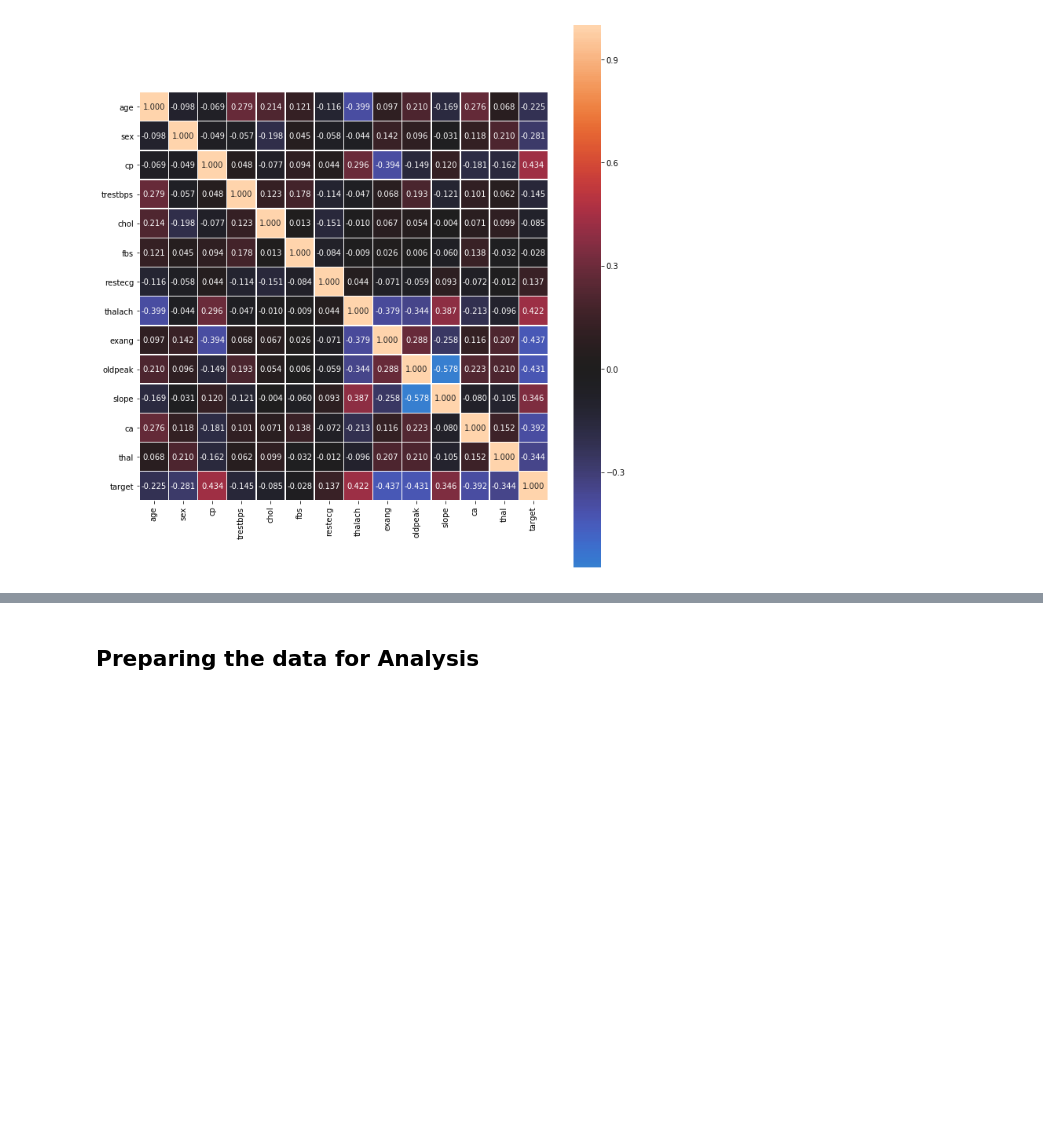
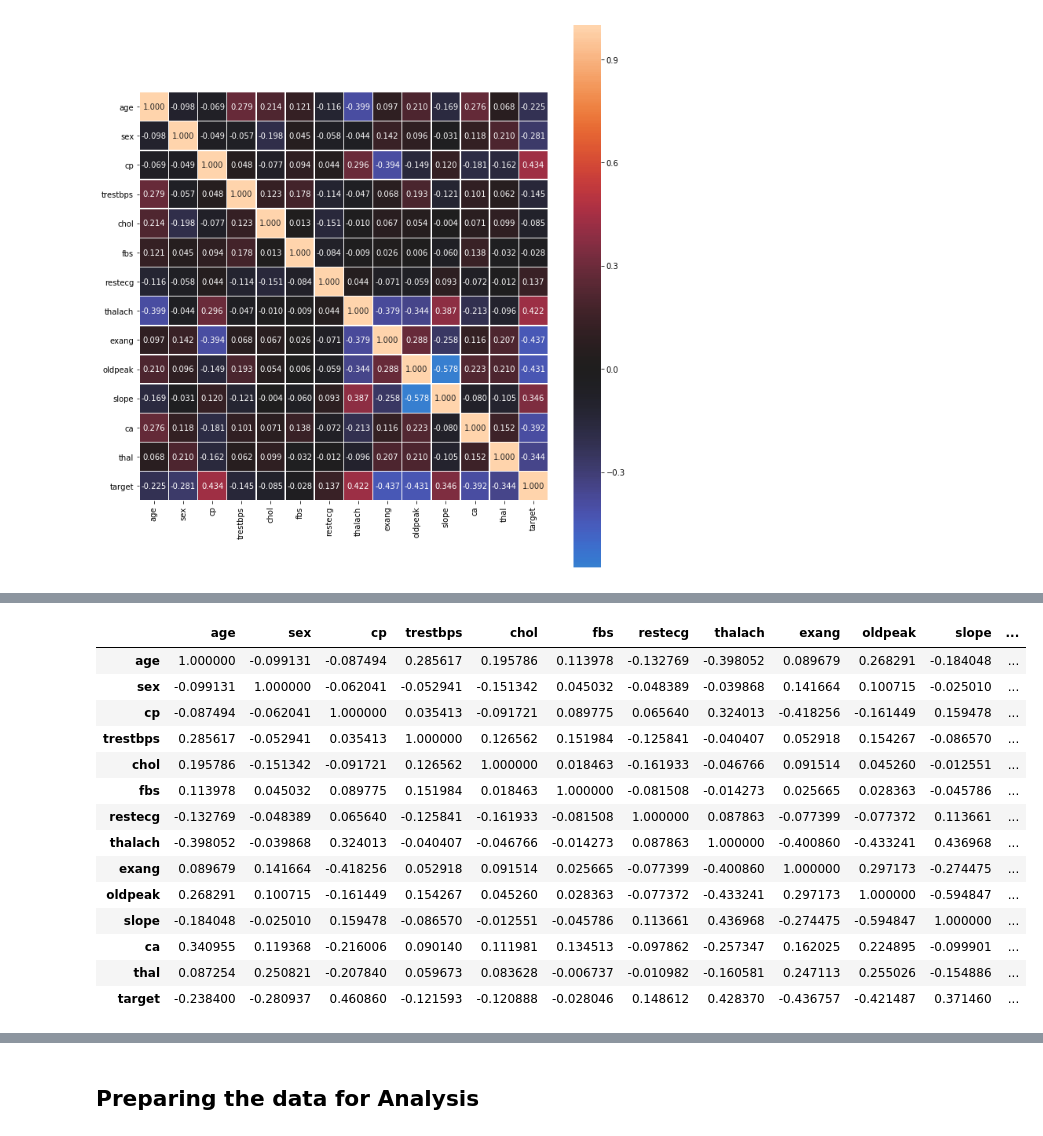
Before and after one commit to omrison/Kaggle-Data-Plotting, a Jupyter notebook: ML Model Comparison.ipynb, the cells around one changed output, grey strips where cells are left out. Cells and saved outputs as stored; diff of their text form; code cells hidden in the pictures; blank space fills up the shorter version.

```diff
--- a/ML Model Comparison.ipynb
+++ b/ML Model Comparison.ipynb
@@ -164,0 +249,19 @@ plt.show()
+# %%
+df_corr_spearman = df.corr(method='spearman')
+df_corr_spearman
+# %% [output]
+|  | age | sex | cp | trestbps | chol | fbs | restecg | thalach | exang | oldpeak | slope | ... |
+| age | 1.000000 | -0.099131 | -0.087494 | 0.285617 | 0.195786 | 0.113978 | -0.132769 | -0.398052 | 0.089679 | 0.268291 | -0.184048 | ... |
+| sex | -0.099131 | 1.000000 | -0.062041 | -0.052941 | -0.151342 | 0.045032 | -0.048389 | -0.039868 | 0.141664 | 0.100715 | -0.025010 | ... |
+| cp | -0.087494 | -0.062041 | 1.000000 | 0.035413 | -0.091721 | 0.089775 | 0.065640 | 0.324013 | -0.418256 | -0.161449 | 0.159478 | ... |
+| trestbps | 0.285617 | -0.052941 | 0.035413 | 1.000000 | 0.126562 | 0.151984 | -0.125841 | -0.040407 | 0.052918 | 0.154267 | -0.086570 | ... |
+| chol | 0.195786 | -0.151342 | -0.091721 | 0.126562 | 1.000000 | 0.018463 | -0.161933 | -0.046766 | 0.091514 | 0.045260 | -0.012551 | ... |
+| fbs | 0.113978 | 0.045032 | 0.089775 | 0.151984 | 0.018463 | 1.000000 | -0.081508 | -0.014273 | 0.025665 | 0.028363 | -0.045786 | ... |
+| restecg | -0.132769 | -0.048389 | 0.065640 | -0.125841 | -0.161933 | -0.081508 | 1.000000 | 0.087863 | -0.077399 | -0.077372 | 0.113661 | ... |
+| thalach | -0.398052 | -0.039868 | 0.324013 | -0.040407 | -0.046766 | -0.014273 | 0.087863 | 1.000000 | -0.400860 | -0.433241 | 0.436968 | ... |
+| exang | 0.089679 | 0.141664 | -0.418256 | 0.052918 | 0.091514 | 0.025665 | -0.077399 | -0.400860 | 1.000000 | 0.297173 | -0.274475 | ... |
+| oldpeak | 0.268291 | 0.100715 | -0.161449 | 0.154267 | 0.045260 | 0.028363 | -0.077372 | -0.433241 | 0.297173 | 1.000000 | -0.594847 | ... |
+| slope | -0.184048 | -0.025010 | 0.159478 | -0.086570 | -0.012551 | -0.045786 | 0.113661 | 0.436968 | -0.274475 | -0.594847 | 1.000000 | ... |
+| ca | 0.340955 | 0.119368 | -0.216006 | 0.090140 | 0.111981 | 0.134513 | -0.097862 | -0.257347 | 0.162025 | 0.224895 | -0.099901 | ... |
+| thal | 0.087254 | 0.250821 | -0.207840 | 0.059673 | 0.083628 | -0.006737 | -0.010982 | -0.160581 | 0.247113 | 0.255026 | -0.154886 | ... |
+| target | -0.238400 | -0.280937 | 0.460860 | -0.121593 | -0.120888 | -0.028046 | 0.148612 | 0.428370 | -0.436757 | -0.421487 | 0.371460 | ... |
```
Also changed, not shown: parts of 9 cells of this notebook.
